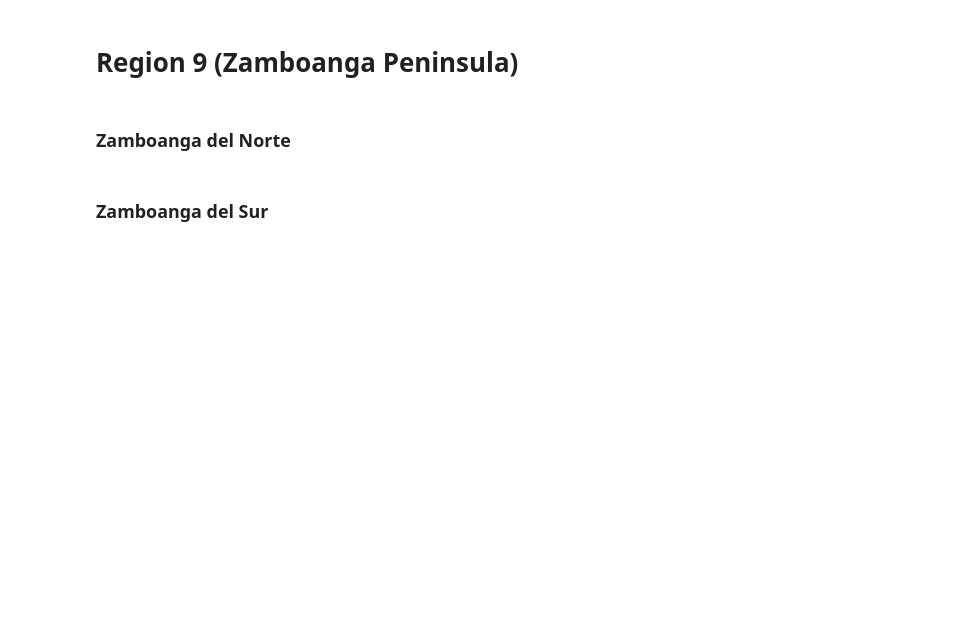
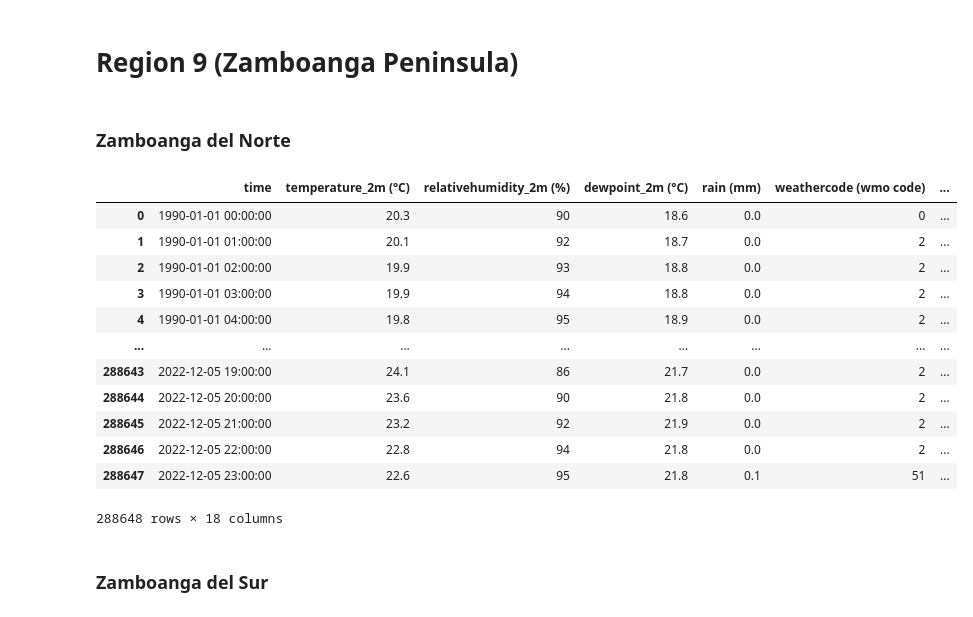
Before and after one commit to darahmanayaga/thesis-2, a Jupyter notebook: historical-data-hourly-to-annual.ipynb, the cells around one changed output. Cells and saved outputs as stored; diff of their text form; code cells hidden in the pictures; blank space fills up the shorter version.

```diff
--- a/historical-data-hourly-to-annual.ipynb
+++ b/historical-data-hourly-to-annual.ipynb
@@ -108,6 +108,22 @@ zamboanga_norte = pd.read_csv(r"csv-files/Region 9 - Zamboanga del Norte.csv", h
 zamboanga_norte['time'] = pd.to_datetime(zamboanga_norte['time'])
 # %%
 zamboanga_norte['year'] = zamboanga_norte['time'].dt.year
+# %%
+zamboanga_norte
+# %% [output]
+|  | time | temperature_2m (°C) | relativehumidity_2m (%) | dewpoint_2m (°C) | rain (mm) | weathercode (wmo code) | ... |
+| 0 | 1990-01-01 00:00:00 | 20.3 | 90 | 18.6 | 0.0 | 0 | ... |
+| 1 | 1990-01-01 01:00:00 | 20.1 | 92 | 18.7 | 0.0 | 2 | ... |
+| 2 | 1990-01-01 02:00:00 | 19.9 | 93 | 18.8 | 0.0 | 2 | ... |
+| 3 | 1990-01-01 03:00:00 | 19.9 | 94 | 18.8 | 0.0 | 2 | ... |
+| 4 | 1990-01-01 04:00:00 | 19.8 | 95 | 18.9 | 0.0 | 2 | ... |
+| ... | ... | ... | ... | ... | ... | ... | ... |
+| 288643 | 2022-12-05 19:00:00 | 24.1 | 86 | 21.7 | 0.0 | 2 | ... |
+| 288644 | 2022-12-05 20:00:00 | 23.6 | 90 | 21.8 | 0.0 | 2 | ... |
+| 288645 | 2022-12-05 21:00:00 | 23.2 | 92 | 21.9 | 0.0 | 2 | ... |
+| 288646 | 2022-12-05 22:00:00 | 22.8 | 94 | 21.8 | 0.0 | 2 | ... |
+| 288647 | 2022-12-05 23:00:00 | 22.6 | 95 | 21.8 | 0.1 | 51 | ... |
+288648 rows × 18 columns
 # %%
 zamboanga_norte_annual = zamboanga_norte.groupby("year")[['temperature_2m (°C)', 'relativehumidity_2m (%)',
        'dewpoint_2m (°C)', 'rain (mm)',
```
Also changed, not shown: parts of 2 cells of this notebook, 1 other file.
